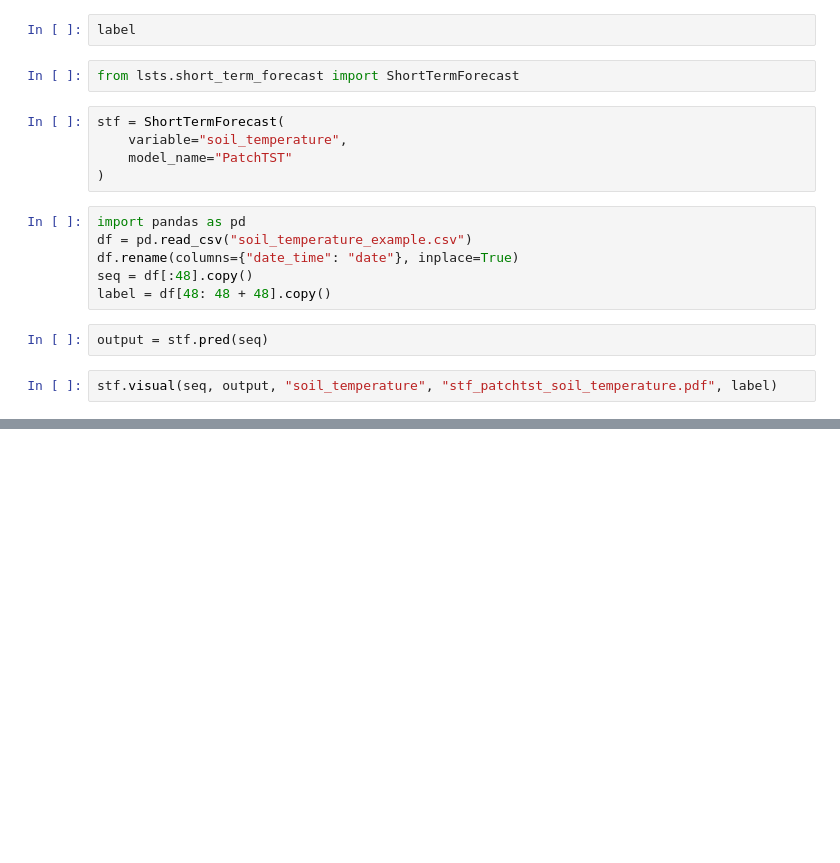
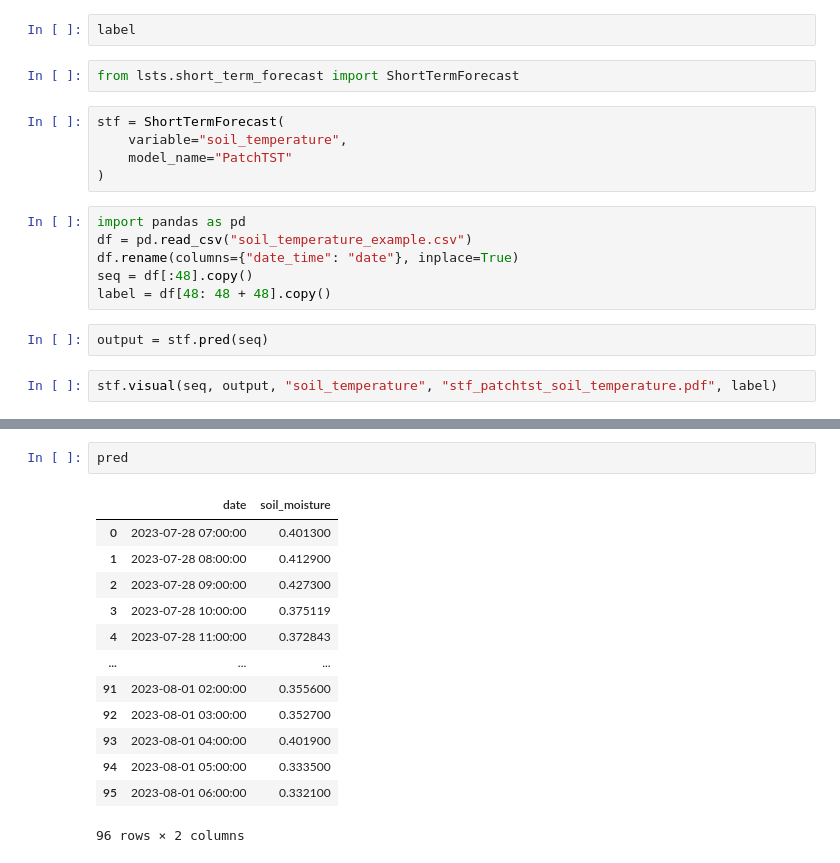
Before and after one commit to lizhuoq/land_surface_time_series, a Jupyter notebook: temp.ipynb, the cells around one changed output, grey strips where cells are left out. Saved outputs shown, nothing was run; the diff lists cells and outputs as text; blank space fills up the shorter version.

```diff
--- a/temp.ipynb
+++ b/temp.ipynb
@@ -39,0 +100,16 @@ stf.visual(seq, output, "soil_temperature", "stf_patchtst_soil_temperature.pdf",
+# %%
+pred
+# %% [output]
+|  | date | soil_moisture |
+| 0 | 2023-07-28 07:00:00 | 0.401300 |
+| 1 | 2023-07-28 08:00:00 | 0.412900 |
+| 2 | 2023-07-28 09:00:00 | 0.427300 |
+| 3 | 2023-07-28 10:00:00 | 0.375119 |
+| 4 | 2023-07-28 11:00:00 | 0.372843 |
+| ... | ... | ... |
+| 91 | 2023-08-01 02:00:00 | 0.355600 |
+| 92 | 2023-08-01 03:00:00 | 0.352700 |
+| 93 | 2023-08-01 04:00:00 | 0.401900 |
+| 94 | 2023-08-01 05:00:00 | 0.333500 |
+| 95 | 2023-08-01 06:00:00 | 0.332100 |
+96 rows × 2 columns
```
Also changed, not shown: parts of 5 cells of this notebook, 8 other files.
